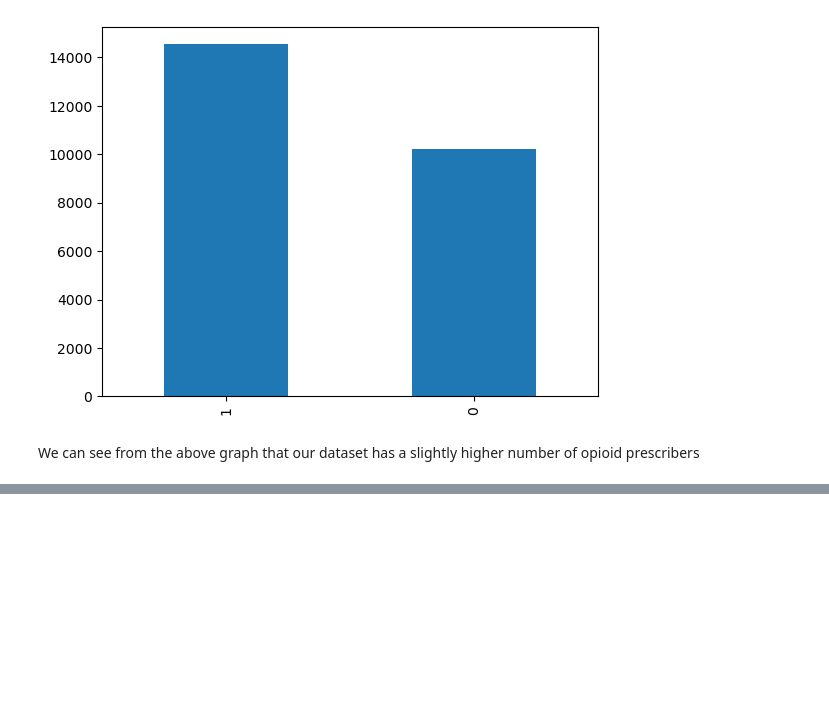
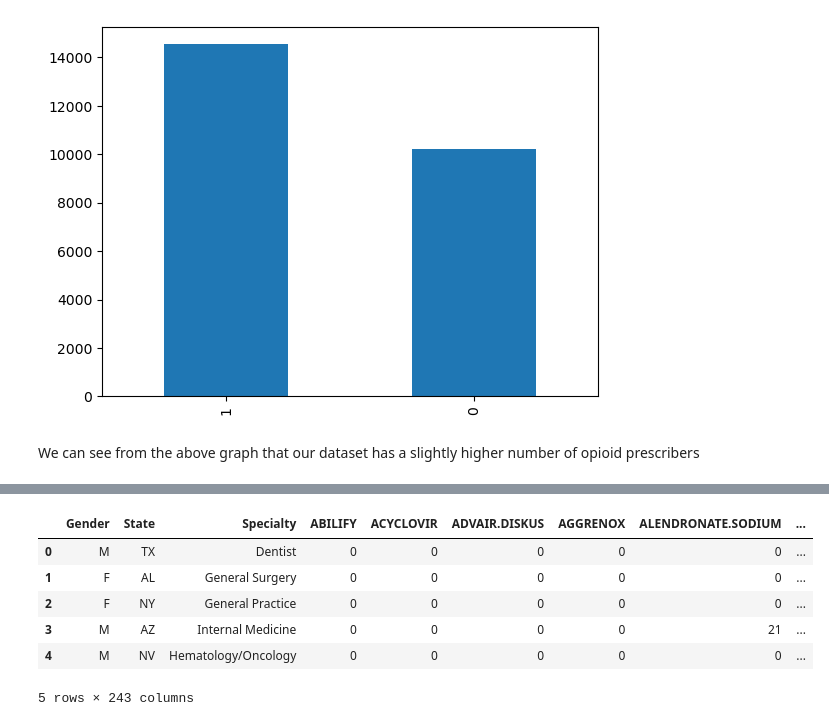
Before and after one commit to MLOpioidProjectCode/project_code, a Jupyter notebook: Opioid-Prediction-Model.ipynb, the cells around one changed output, grey strips where cells are left out. Drawn from its saved outputs; the diff is of its cells as text; code cells hidden in the pictures; blank space fills up the shorter version.

```diff
--- a/Opioid-Prediction-Model.ipynb
+++ b/Opioid-Prediction-Model.ipynb
@@ -244,0 +273,11 @@ plt.show()
+# %%
+df = df.drop(df.columns[[0, 3]], axis = 1)
+df.head()
+# %% [output]
+|  | Gender | State | Specialty | ABILIFY | ACYCLOVIR | ADVAIR.DISKUS | AGGRENOX | ALENDRONATE.SODIUM | ... |
+| 0 | M | TX | Dentist | 0 | 0 | 0 | 0 | 0 | ... |
+| 1 | F | AL | General Surgery | 0 | 0 | 0 | 0 | 0 | ... |
+| 2 | F | NY | General Practice | 0 | 0 | 0 | 0 | 0 | ... |
+| 3 | M | AZ | Internal Medicine | 0 | 0 | 0 | 0 | 21 | ... |
+| 4 | M | NV | Hematology/Oncology | 0 | 0 | 0 | 0 | 0 | ... |
+5 rows × 243 columns
```
Also changed, not shown: parts of 8 cells of this notebook.
